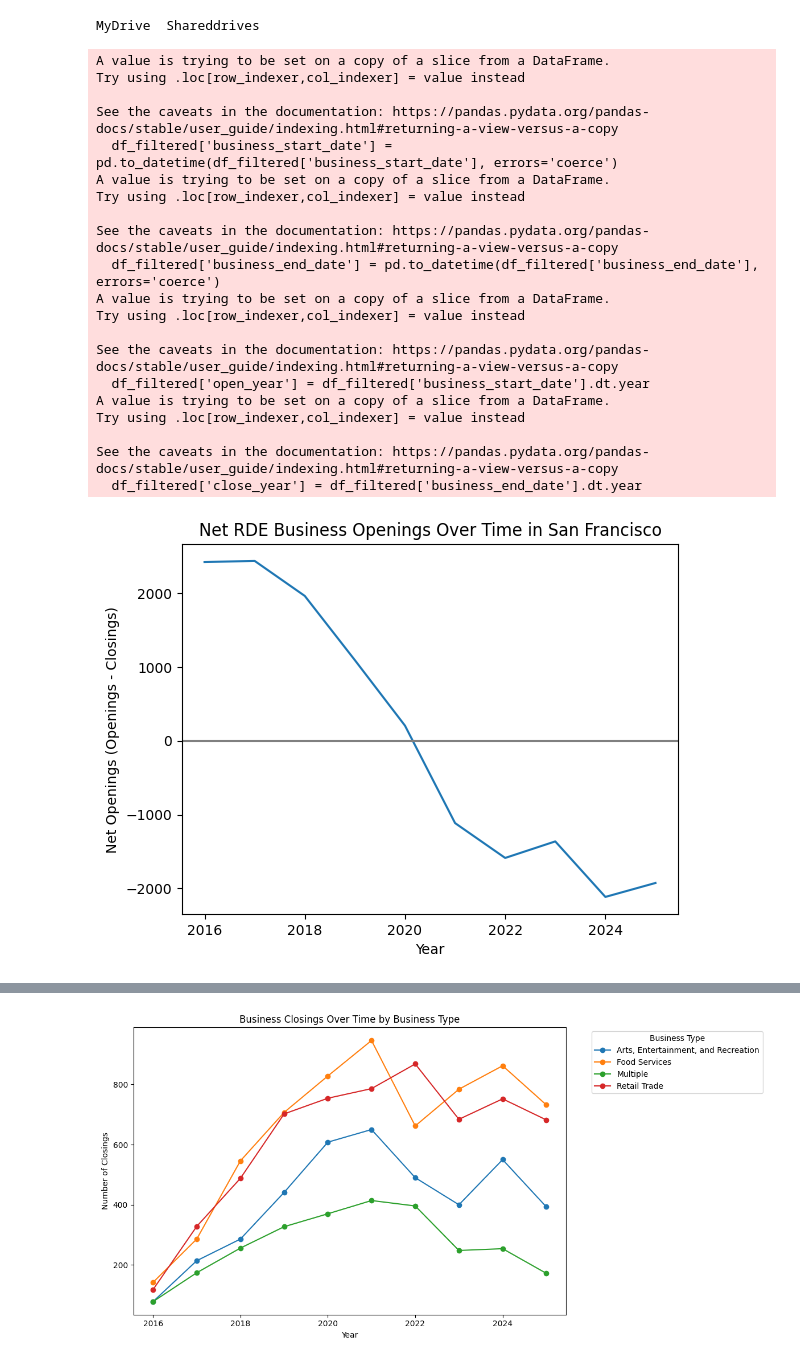
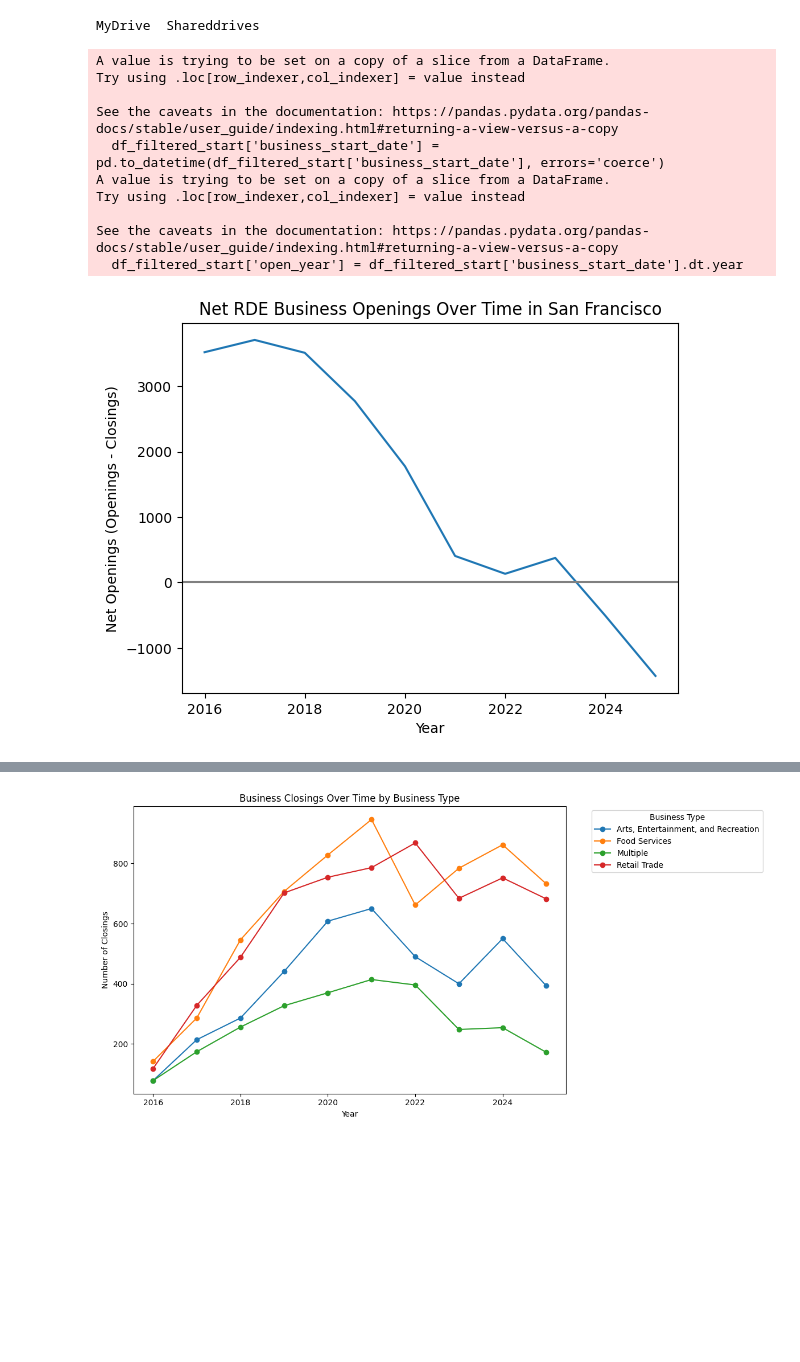
Before and after one commit to miaflynn/CYPLAN255-Final-Project, a Jupyter notebook: 03b_Mia.ipynb, the cells around one changed output, grey strips where cells are left out. Drawn from its saved outputs; the diff is of its cells as text; code cells hidden in the pictures; blank space fills up the shorter version.

```diff
--- a/03b_Mia.ipynb
+++ b/03b_Mia.ipynb
@@ -44,61 +44,53 @@ MyDrive  Shareddrives
 df = pd.read_csv('/content/drive/MyDrive/C255_final_project/cleaned/rbl_rde_cleaned.csv')
 # %%
 df['business_start_date'] = pd.to_datetime(df['business_start_date'], errors='coerce')
-df_filtered = df[
-    (df['business_start_date'] >= '2016-01-01') &
-    (df['business_end_date'] < '2026-01-01')
+df_filtered_start = df[
+    df['business_start_date'] >= '2016-01-01'
+]
+df_filtered_end = df_filtered[
+    df_filtered['business_end_date'] < '2026-01-01'
 ]
 
-df_filtered['business_start_date'] = pd.to_datetime(df_filtered['business_start_date'], errors='coerce')
-df_filtered['business_end_date'] = pd.to_datetime(df_filtered['business_end_date'], errors='coerce')
+df_filtered_start['business_start_date'] = pd.to_datetime(df_filtered_start['business_start_date'], errors='coerce')
+df_filtered_end['business_end_date'] = pd.to_datetime(df_filtered_end['business_end_date'], errors='coerce')
 
-df_filtered['open_year'] = df_filtered['business_start_date'].dt.year
-df_filtered['close_year'] = df_filtered['business_end_date'].dt.year
+df_filtered_start['open_year'] = df_filtered_start['business_start_date'].dt.year
+df_filtered_end['close_year'] = df_filtered_end['business_end_date'].dt.year
 
 
 # Counting openings and closings by year
-openings = df_filtered.groupby('open_year').size()
-closings = df_filtered.groupby('close_year').size()
+openings = df_filtered_start.groupby('open_year').size()
+closings = df_filtered_end.groupby('close_year').size()
 
 # Combining into one dataframe
 net = pd.DataFrame({
     'openings': openings,
     'closings': closings
 }).fillna(0)
 
 # Calculating net change
 net['net_openings'] = net['openings'] - net['closings']
 
 # Sorting by year
 net = net.sort_index()
 
 plt.figure()
 plt.plot(net.index, net['net_openings'])
 plt.xlabel('Year')
 plt.ylabel('Net Openings (Openings - Closings)')
 plt.title('Net RDE Business Openings Over Time in San Francisco')
 plt.axhline(0, color='gray')
 plt.show()
 # %% [output]
 A value is trying to be set on a copy of a slice from a DataFrame.
 Try using .loc[row_indexer,col_indexer] = value instead
 
 See the caveats in the documentation: https://pandas.pydata.org/pandas-docs/stable/user_guide/indexing.html#returning-a-view-versus-a-copy
-  df_filtered['business_start_date'] = pd.to_datetime(df_filtered['business_start_date'], errors='coerce')
+  df_filtered_start['business_start_date'] = pd.to_datetime(df_filtered_start['business_start_date'], errors='coerce')
 A value is trying to be set on a copy of a slice from a DataFrame.
 Try using .loc[row_indexer,col_indexer] = value instead
 
 See the caveats in the documentation: https://pandas.pydata.org/pandas-docs/stable/user_guide/indexing.html#returning-a-view-versus-a-copy
-  df_filtered['business_end_date'] = pd.to_datetime(df_filtered['business_end_date'], errors='coerce')
-A value is trying to be set on a copy of a slice from a DataFrame.
-Try using .loc[row_indexer,col_indexer] = value instead
-
-See the caveats in the documentation: https://pandas.pydata.org/pandas-docs/stable/user_guide/indexing.html#returning-a-view-versus-a-copy
-  df_filtered['open_year'] = df_filtered['business_start_date'].dt.year
-A value is trying to be set on a copy of a slice from a DataFrame.
-Try using .loc[row_indexer,col_indexer] = value instead
-
-See the caveats in the documentation: https://pandas.pydata.org/pandas-docs/stable/user_guide/indexing.html#returning-a-view-versus-a-copy
-  df_filtered['close_year'] = df_filtered['business_end_date'].dt.year
+  df_filtered_start['open_year'] = df_filtered_start['business_start_date'].dt.year
-[figure, old version]
+[figure, new version]
 # %%
```
Also changed, not shown: parts of 6 cells of this notebook.
